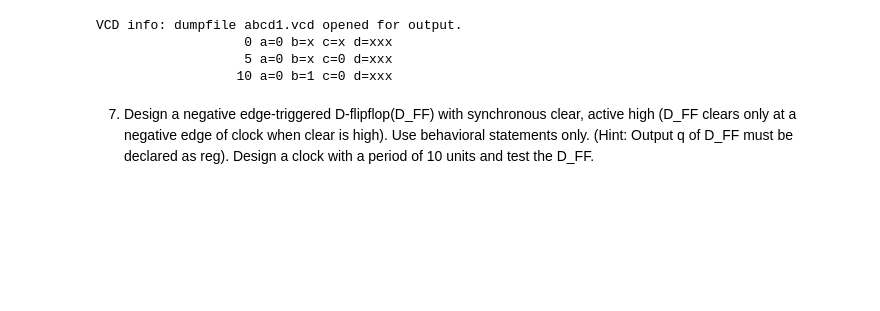
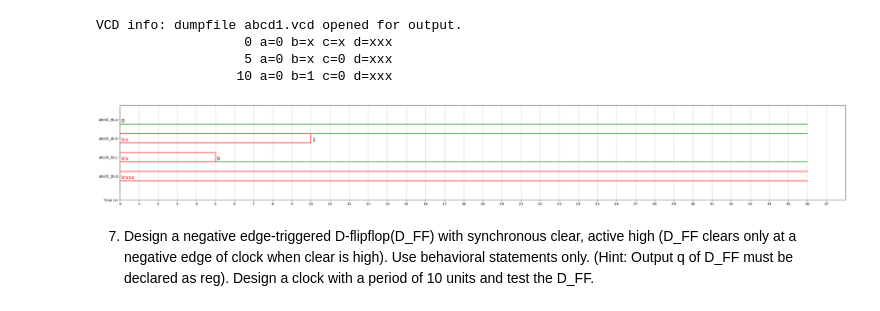
Before and after one commit to qzzt1n4/DSL-W3-Submission, a Jupyter notebook: W3_VerilogGitPractice.ipynb, the cells around one changed output. Saved outputs shown, nothing was run; the diff lists cells and outputs as text; code cells hidden in the pictures; blank space fills up the shorter version.

```diff
--- a/W3_VerilogGitPractice.ipynb
+++ b/W3_VerilogGitPractice.ipynb
@@ -497,6 +595,14 @@ VCD info: dumpfile abcd1.vcd opened for output.
                    0 a=0 b=x c=x d=xxx
                    5 a=0 b=x c=0 d=xxx
                   10 a=0 b=1 c=0 d=xxx
+# %%
+%%waveform abcd1.vcd
+sign_list = ["abcd1_tb.a", "abcd1_tb.b", "abcd1_tb.c", "abcd1_tb.d"]
+time_begin = 0
+time_end = 37
+base = "bin"
+# %% [output]
+[figure, added]
 # %% [markdown]
 7. Design a negative edge-triggered D-flipflop(D_FF) with synchronous clear, active high (D_FF clears only at a negative edge of clock when clear is high). Use behavioral statements only. (Hint: Output q of D_FF must be declared as reg). Design a clock with a period of 10 units and test the D_FF.
 # %%
```
Also changed, not shown: parts of 21 cells of this notebook.
